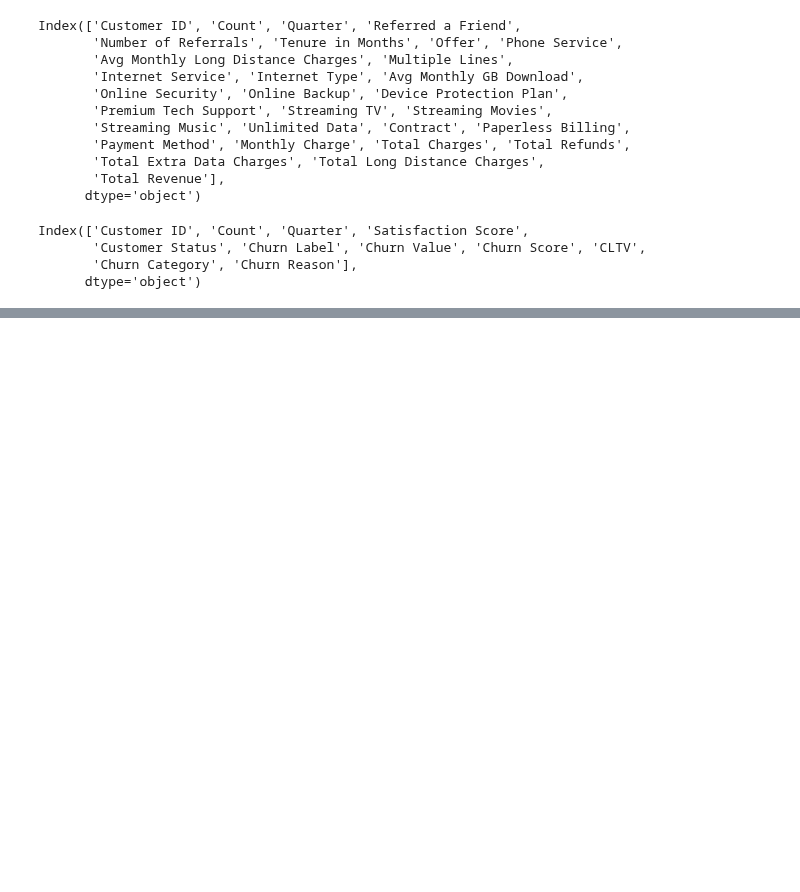
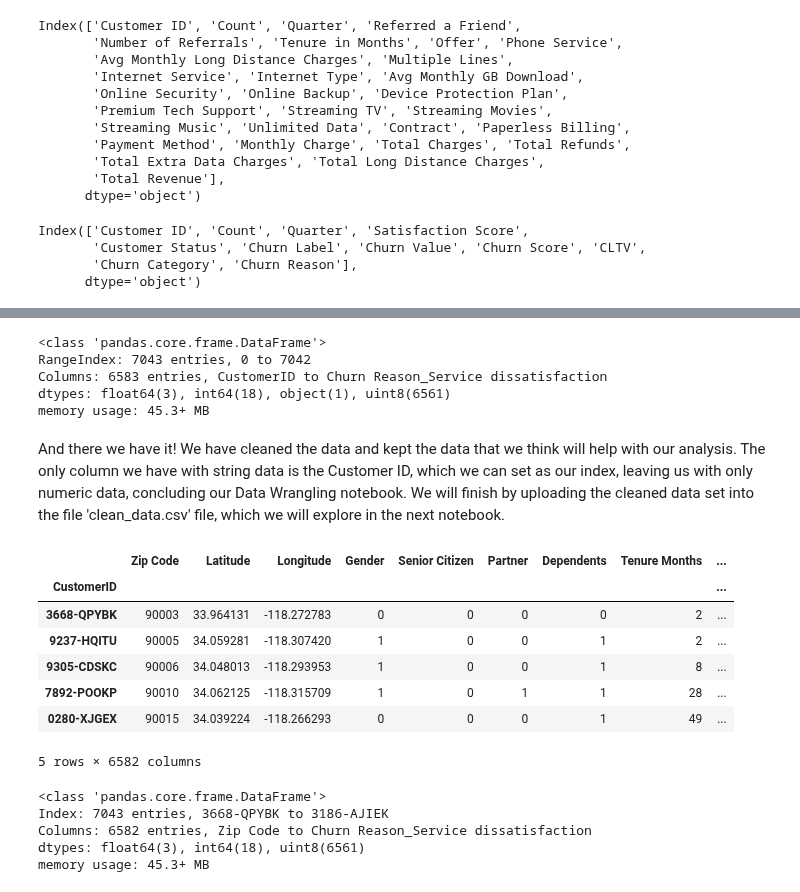
Before and after one commit to dvanheeswijk/Springboard, a Jupyter notebook: Capstone_3/Capstone 3 - Data Wrangling.ipynb, the cells around one changed output, grey strips where cells are left out. Cells and saved outputs as stored; diff of their text form; code cells hidden in the pictures; blank space fills up the shorter version.

```diff
--- a/Capstone_3/Capstone 3 - Data Wrangling.ipynb
+++ b/Capstone_3/Capstone 3 - Data Wrangling.ipynb
@@ -83,0 +147,3 @@ We would like to combine these DataFrames into one clean DataFrame to work with
+# %%
+df_churn['Gender'].replace({'Male':0, 'Female':1}, inplace=True)
+df_churn['Gender'].unique()
@@ -83,0 +152,7 @@ We would like to combine these DataFrames into one clean DataFrame to work with
+# %%
+cols = ['Senior Citizen', 'Partner', 'Dependents', 'Phone Service', 'Paperless Billing', 'Multiple Lines', 'Online Security',
+        'Online Backup', 'Device Protection', 'Tech Support', 'Streaming TV', 'Streaming Movies']
+
+for c in cols:
+    df_churn[c].replace({'Yes': 1, 'No': 0}, inplace=True)
+    print(df_churn[c].unique())
@@ -83,0 +172,6 @@ We would like to combine these DataFrames into one clean DataFrame to work with
+# %%
+cols = ['Online Security', 'Online Backup', 'Device Protection', 'Tech Support', 'Streaming TV', 'Streaming Movies']
+df_churn['Multiple Lines'].replace({'No phone service':0}, inplace=True)
+
+for c in cols:
+    df_churn[c].replace({'No internet service': 0}, inplace=True)
@@ -83,0 +198,4 @@ We would like to combine these DataFrames into one clean DataFrame to work with
+# %%
+df_dummy = pd.get_dummies(df_churn, columns=['Internet Service', 'Contract', 'Payment Method', 'Total Charges', 'Churn Reason'])
+
+df_dummy.head()
@@ -83,0 +210,31 @@ We would like to combine these DataFrames into one clean DataFrame to work with
+# %%
+df_dummy.info()
+# %% [output]
+<class 'pandas.core.frame.DataFrame'>
+RangeIndex: 7043 entries, 0 to 7042
+Columns: 6583 entries, CustomerID to Churn Reason_Service dissatisfaction
+dtypes: float64(3), int64(18), object(1), uint8(6561)
+memory usage: 45.3+ MB
+# %% [markdown]
+And there we have it! We have cleaned the data and kept the data that we think will help with our analysis. The only column we have with string data is the Customer ID, which we can set as our index, leaving us with only numeric data, concluding our Data Wrangling notebook. We will finish by uploading the cleaned data set into the file 'clean_data.csv' file, which we will explore in the next notebook.
+# %%
+df_dummy.set_index('CustomerID', inplace=True)
+
+df_dummy.head()
+# %% [output]
+|  | Zip Code | Latitude | Longitude | Gender | Senior Citizen | Partner | Dependents | Tenure Months | ... |
+| CustomerID |  |  |  |  |  |  |  |  | ... |
+| 3668-QPYBK | 90003 | 33.964131 | -118.272783 | 0 | 0 | 0 | 0 | 2 | ... |
+| 9237-HQITU | 90005 | 34.059281 | -118.307420 | 1 | 0 | 0 | 1 | 2 | ... |
+| 9305-CDSKC | 90006 | 34.048013 | -118.293953 | 1 | 0 | 0 | 1 | 8 | ... |
+| 7892-POOKP | 90010 | 34.062125 | -118.315709 | 1 | 0 | 1 | 1 | 28 | ... |
+| 0280-XJGEX | 90015 | 34.039224 | -118.266293 | 0 | 0 | 0 | 1 | 49 | ... |
+5 rows × 6582 columns
+# %%
+df_dummy.info()
+# %% [output]
+<class 'pandas.core.frame.DataFrame'>
+Index: 7043 entries, 3668-QPYBK to 3186-AJIEK
+Columns: 6582 entries, Zip Code to Churn Reason_Service dissatisfaction
+dtypes: float64(3), int64(18), uint8(6561)
+memory usage: 45.3+ MB
```
Also changed, not shown: parts of 12 cells of this notebook, 1 other file.
